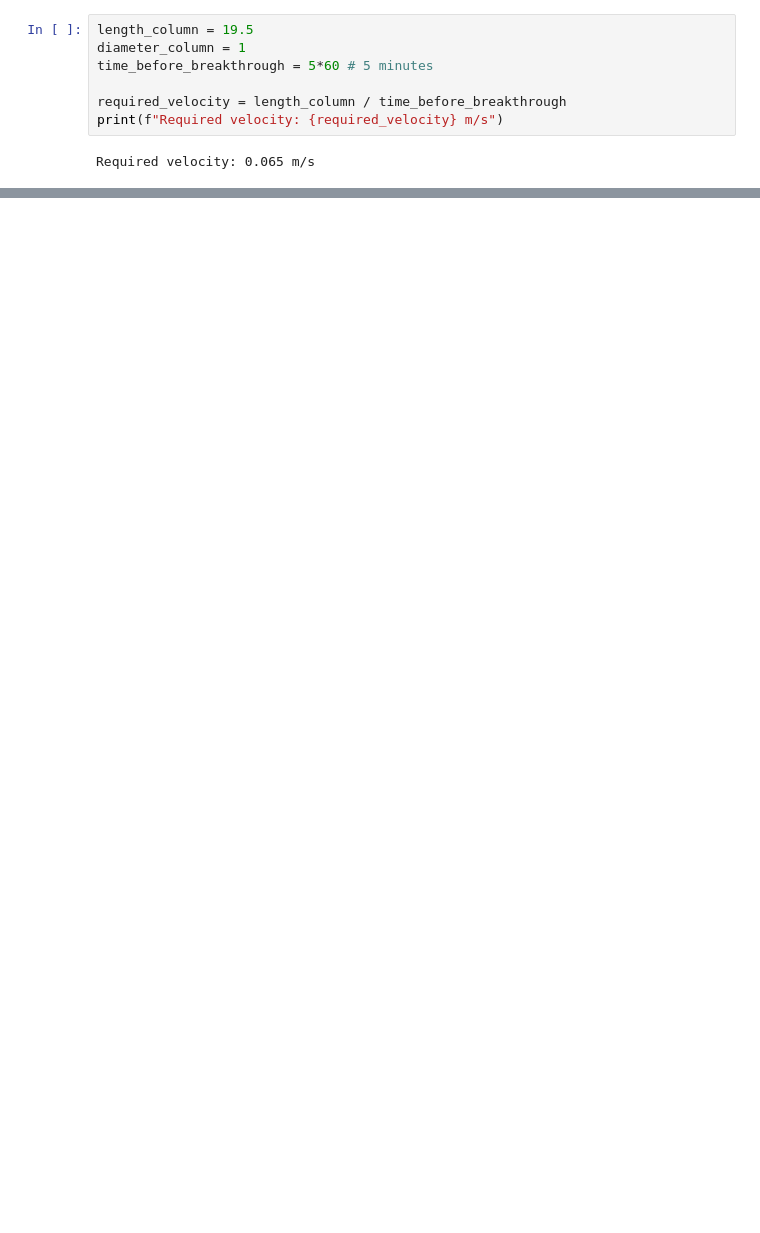
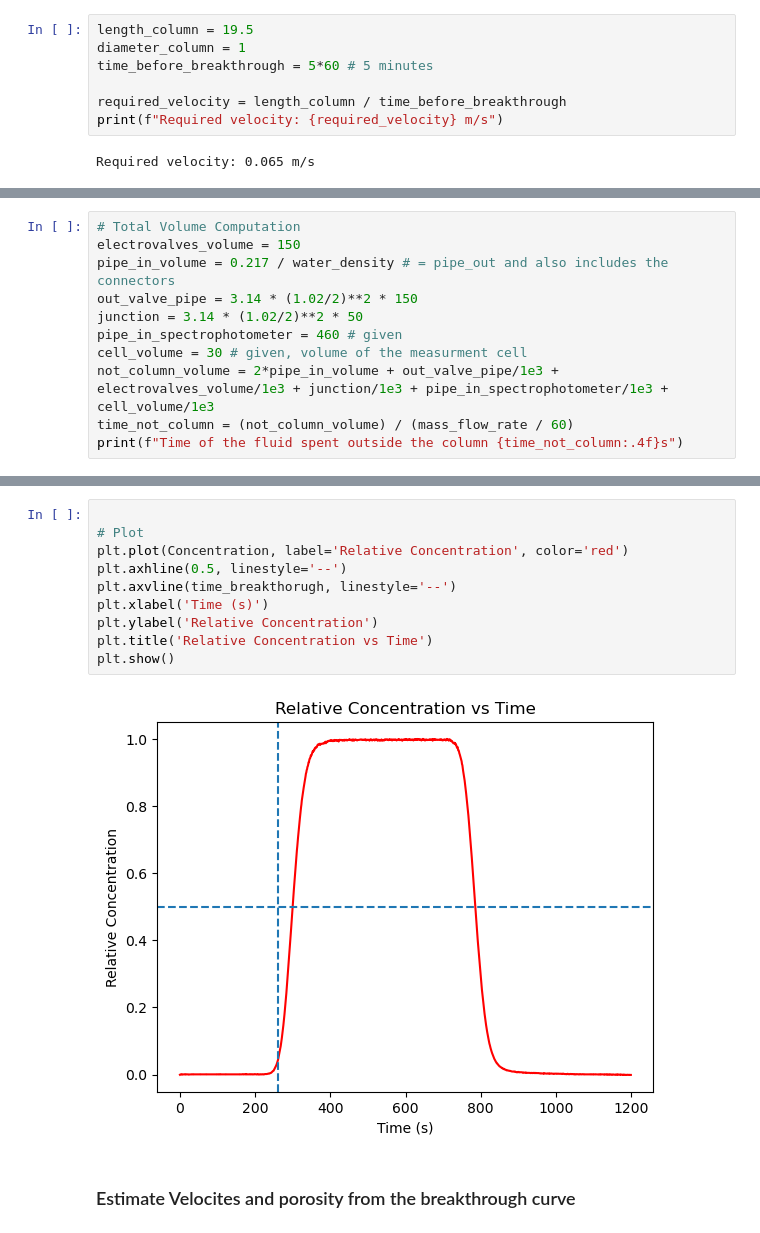
Before and after one commit to simo-pagliu/Magistrale, a Jupyter notebook: Transport of Radioactive Contaminants/Transport.ipynb, the cells around one changed output, grey strips where cells are left out. Saved outputs shown, nothing was run; the diff lists cells and outputs as text; blank space fills up the shorter version.

```diff
--- a/Transport of Radioactive Contaminants/Transport.ipynb
+++ b/Transport of Radioactive Contaminants/Transport.ipynb
@@ -36,0 +233,11 @@ From this lower limit wr choose to set it to $2 \frac{mL}{min}$ considering that
+# %%
+# Total Volume Computation
+electrovalves_volume = 150
+pipe_in_volume = 0.217 / water_density # = pipe_out and also includes the connectors
+out_valve_pipe = 3.14 * (1.02/2)**2 * 150
+junction = 3.14 * (1.02/2)**2 * 50
+pipe_in_spectrophotometer = 460 # given
+cell_volume = 30 # given, volume of the measurment cell
+not_column_volume = 2*pipe_in_volume + out_valve_pipe/1e3 + electrovalves_volume/1e3 + junction/1e3 + pipe_in_spectrophotometer/1e3 + cell_volume/1e3
+time_not_column = (not_column_volume) / (mass_flow_rate / 60)
+print(f"Time of the fluid spent outside the column {time_not_column:.4f}s")
@@ -36,0 +287,14 @@ From this lower limit wr choose to set it to $2 \frac{mL}{min}$ considering that
+# %%
+
+# Plot
+plt.plot(Concentration, label='Relative Concentration', color='red')
+plt.axhline(0.5, linestyle='--')
+plt.axvline(time_breakthorugh, linestyle='--')
+plt.xlabel('Time (s)')
+plt.ylabel('Relative Concentration')
+plt.title('Relative Concentration vs Time')
+plt.show()
+# %% [output]
+[figure, added]
+# %% [markdown]
+### Estimate Velocites and porosity from the breakthrough curve
```
Also changed, not shown: parts of 37 cells of this notebook.
